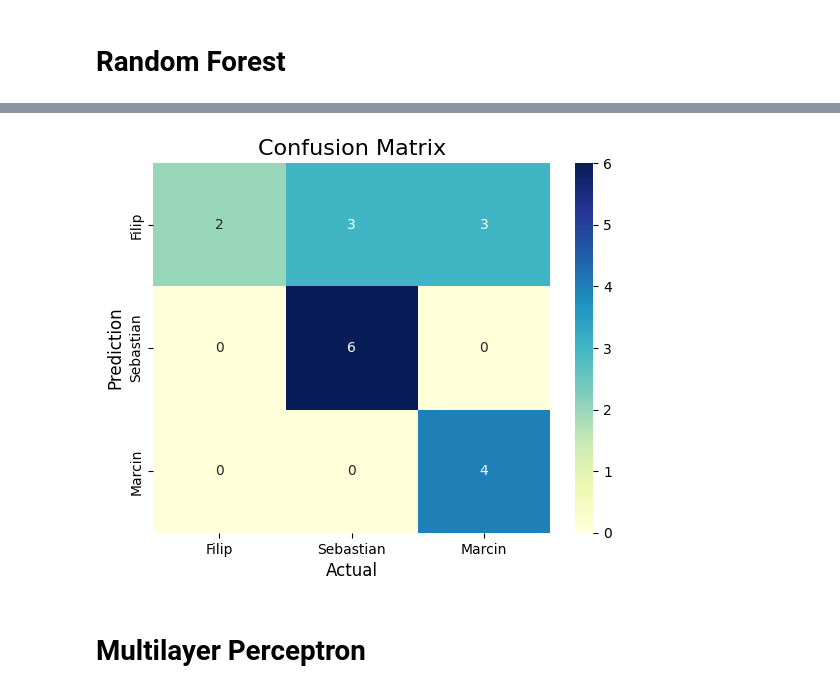
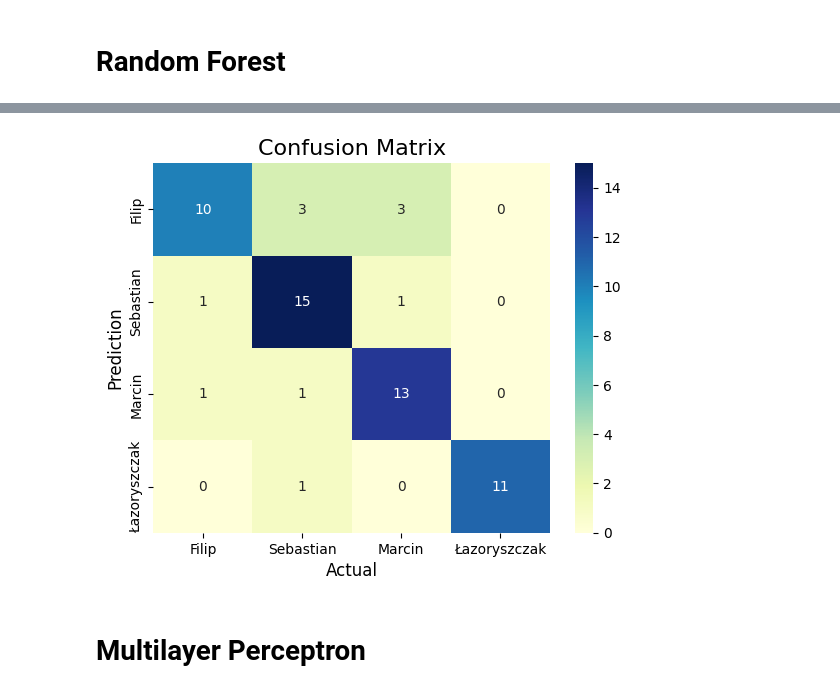
Before and after one commit to Glitterfrost/Acustic-Signals-Project, a Jupyter notebook: project.ipynb, the cells around one changed output, grey strips where cells are left out. Cells and saved outputs as stored; diff of their text form; code cells hidden in the pictures.

Commit message:
Adding basic feature selection
Adding professor words

```diff
--- a/project.ipynb
+++ b/project.ipynb
@@ -78,23 +86,35 @@ for i, word in enumerate(words_marcin):
     mfcc_marcin[i] = librosa.feature.mfcc(y=word, sr=Fs, n_mfcc=mfcc_features_no)
     mfcc_delta_marcin[i] = librosa.feature.delta(mfcc_marcin[i])
     mfcc_delta2_marcin[i] =  librosa.feature.delta(mfcc_marcin[i], order=2)
+
+
+mfcc_prof = [i for i in range(no_of_words)]
+mfcc_delta_prof = [i for i in range(no_of_words)]
+mfcc_delta2_prof= [i for i in range(no_of_words)]
+for i, word in enumerate(words_prof):
+    mfcc_prof[i] = librosa.feature.mfcc(y=word, sr=Fs, n_mfcc=mfcc_features_no)
+    mfcc_delta_prof[i] = librosa.feature.delta(mfcc_prof[i])
+    mfcc_delta2_prof[i] =  librosa.feature.delta(mfcc_prof[i], order=2)
 # %% [markdown]
 # Using SVM
 # %%
 mfcc_filip_mean = np.zeros((no_of_words,mfcc_features_no))
 mfcc_seb_mean = np.zeros((no_of_words,mfcc_features_no))
 mfcc_marcin_mean= np.zeros((no_of_words,mfcc_features_no))
+mfcc_prof_mean= np.zeros((no_of_words,mfcc_features_no))
 
 for i in range(no_of_words):
     mfcc_filip_mean[i,0:mfcc_features_no] = np.mean(mfcc_filip[i],axis=1)
     mfcc_seb_mean[i,0:mfcc_features_no] = np.mean(mfcc_seb[i],axis=1)
     mfcc_marcin_mean[i,0:mfcc_features_no] = np.mean(mfcc_marcin[i],axis=1)
+    mfcc_prof_mean[i,0:mfcc_features_no] = np.mean(mfcc_prof[i],axis=1)
 
-feature_vector = np.concatenate((mfcc_filip_mean, mfcc_seb_mean,mfcc_marcin_mean))
+feature_vector = np.concatenate((mfcc_filip_mean, mfcc_seb_mean,mfcc_marcin_mean,mfcc_prof_mean))
 labelsF = np.zeros(mfcc_filip_mean.shape[0])
 labelsS = np.zeros(mfcc_filip_mean.shape[0])+1
 labelsM = np.zeros(mfcc_filip_mean.shape[0])+2
-labels = np.concatenate((labelsF, labelsS,labelsM))
+labelsL = np.zeros(mfcc_filip_mean.shape[0])+3
+labels = np.concatenate((labelsF, labelsS,labelsM,labelsL))
 # %%
 X_train, X_test, y_train, y_test = train_test_split(feature_vector, labels, test_size=0.6, random_state=42)
 # Normalize the features
@@ -217,5 +268,14 @@ for i, word in enumerate(words_marcin):
     spectral_features_marcin[i] = spectral_features_vector
 
 
-feature_vector = np.concatenate((spectral_features_filip, spectral_features_seb,spectral_features_marcin))
-feature_vector.shape
+spectral_features_prof = [i for i in range(no_of_words)]
+for i, word in enumerate(words_prof):
+    spectral_features_vector = np.zeros(4)
+    spectral_features_vector[0] = np.mean(librosa.feature.spectral_centroid(y=word, sr=sr),axis=1)[0]
+    spectral_features_vector[1] = np.mean(librosa.feature.spectral_bandwidth(y=word, sr=sr),axis=1)[0]
+    spectral_features_vector[2] = np.mean(librosa.feature.spectral_contrast(y=word, sr=sr),axis=1)[0]
+    spectral_features_vector[3] = np.mean(librosa.feature.spectral_flatness(y=word),axis=1)[0]
+    spectral_features_prof[i] = spectral_features_vector
+
+
+feature_vector = np.concatenate((spectral_features_filip, spectral_features_seb,spectral_features_marcin,spectral_features_prof))
@@ -231,7 +289,7 @@ X_train = scaler.fit_transform(X_train)
 X_test = scaler.transform(X_test)
 
 # Train the SVM
-svm = SVC(kernel='linear', C=1.0, random_state=42)
+svm = SVC(kernel='rbf', C=1.0, random_state=42)
 svm.fit(X_train, y_train)
 
 y_pred = svm.predict(X_test)
@@ -291,15 +351,15 @@ weighted avg       0.83      0.78      0.76        45
 # %%
 # Create a confusion matrix
 cm = confusion_matrix(y_test, y_pred)
-ticks = ["Filip","Sebastian","Marcin"]
+ticks = ["Filip","Sebastian","Marcin","Łazoryszczak"]
 # Plot the confusion matrix
 sns.heatmap(cm, annot=True,fmt='d', cmap='YlGnBu',xticklabels=ticks, yticklabels=ticks )
 plt.ylabel('Prediction',fontsize=12)
 plt.xlabel('Actual',fontsize=12)
 plt.title('Confusion Matrix',fontsize=16)
 plt.show()
 # %% [output]
-[figure, old version]
+[figure, new version]
 # %% [markdown]
 # Multilayer Perceptron
 # %%
```
Also changed, not shown: parts of 26 cells of this notebook.
